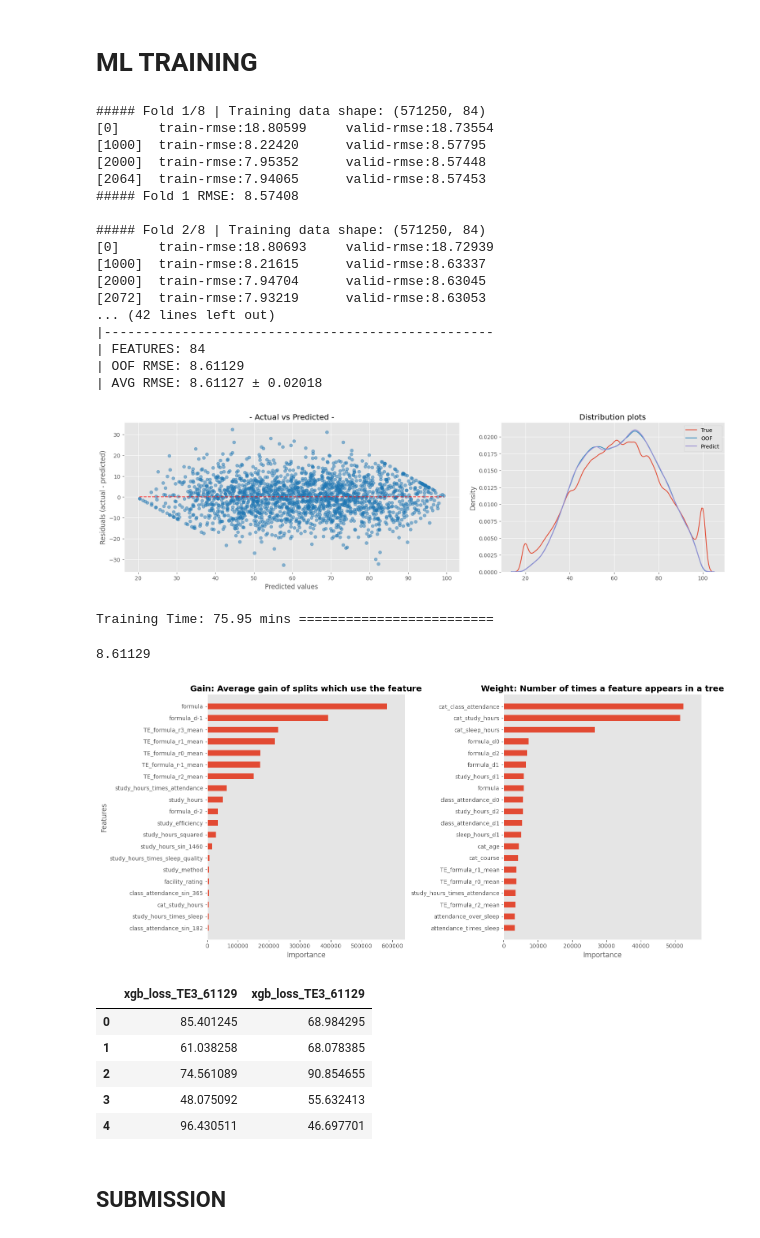
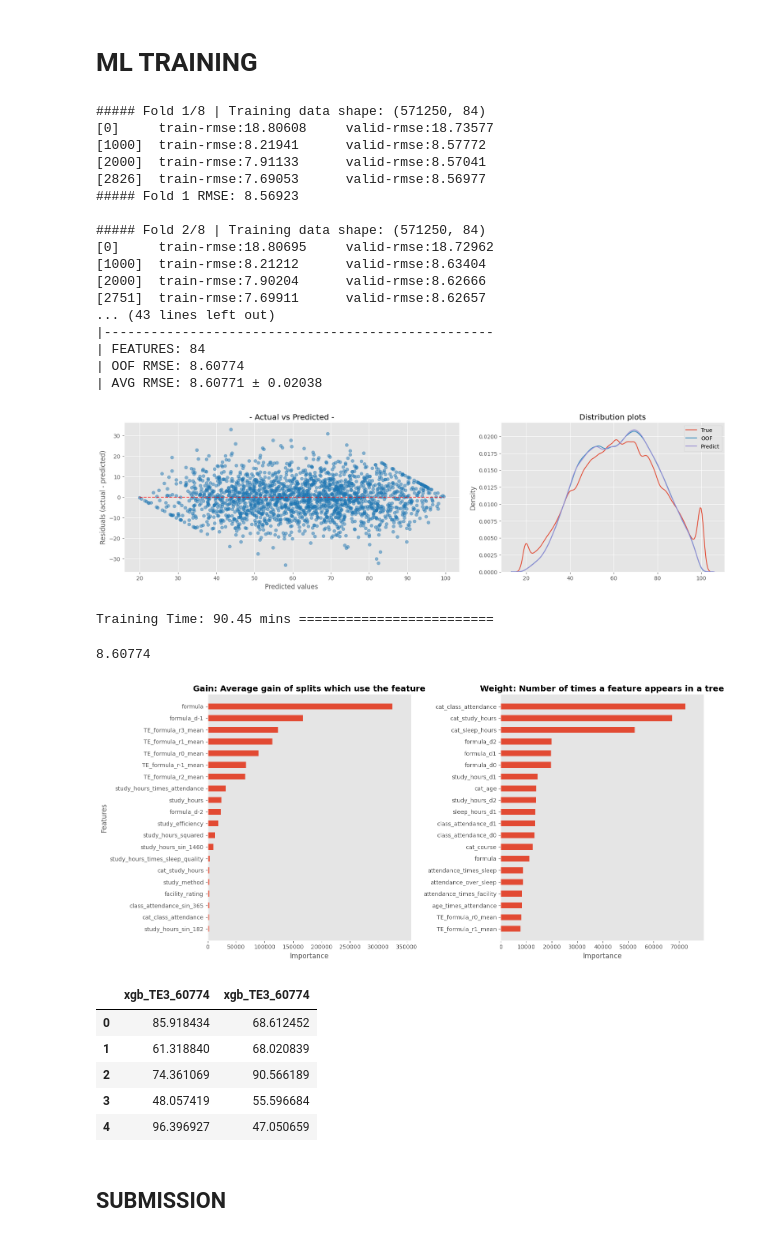
Before and after one commit to coded-sly/ps6e1-Student-Test-Score, a Jupyter notebook: ps6e1-xgb-orig-basescore.ipynb, the cells around one changed output. Saved outputs shown, nothing was run; the diff lists cells and outputs as text; code cells hidden in the pictures.

Commit message:
Kaggle Notebook | ps6e1 | XGB | Orig+BaseScore | ⬆️ v1_TE3

```diff
--- a/ps6e1-xgb-orig-basescore.ipynb
+++ b/ps6e1-xgb-orig-basescore.ipynb
@@ -824,17 +824,17 @@ for i, (train_idx, val_idx) in enumerate(kf.split(X)):
     params = {
         # 'sampling_method': 'gradient_based',
         # # ---------------------------------------
-        'grow_policy': 'lossguide',
-        'max_leaves': 128,
-        'max_depth': 0,  # 0 if lossguide
+        # 'grow_policy': 'lossguide',
+        # 'max_leaves': 128,
+        'max_depth': 8,  # 0 if lossguide
         # ---------------------------------------
         'objective': 'reg:squarederror',
         'eval_metric': "rmse",
         'learning_rate': 0.008,
-        'subsample': 0.8,
+        'subsample': 0.85,
         'colsample_bytree': 0.35,
         'reg_lambda': 3.0,
-        # 'reg_alpha': 1.5, # disable for lossguide
+        'reg_alpha': 1.5, # disable for lossguide
         'min_child_weight': 5,
         # 'max_cat_to_onehot': 9,
         'random_state': SEED,
@@ -885,53 +885,53 @@ display = PredictionErrorDisplay.from_predictions(
     pd.Series(y), oof_preds, ax=axs[0], subsample=2000,
     # kind = "actual_vs_predicted",
     scatter_kwargs={"alpha": 0.5}, line_kwargs={'color': 'r'},
         )
 axs[0].set_title(f"- Actual vs Predicted -")
 
 LABELS = ['True', 'OOF', 'Predict']
 sns.kdeplot(y, ax=axs[1], label=LABELS[0])
 sns.kdeplot(oof_preds, ax=axs[1], label=LABELS[1])
 sns.kdeplot(test_preds, ax=axs[1], label=LABELS[2])
 axs[1].set_title(f"Distribution plots")
 
 for ax in axs:
     # ax.grid(False)
     ax.spines['top'].set_visible(False)
     ax.spines['right'].set_visible(False)
 
 plt.legend()
 plt.tight_layout()
 plt.show()
 
 tok = time()
 tiktok = (tok-tik) / 60
 print(f"Training Time: {tiktok:.2f} mins {'='*25}")
 # %% [output]
 ##### Fold 1/8 | Training data shape: (571250, 84)
-[0]     train-rmse:18.80599     valid-rmse:18.73554
-[1000]  train-rmse:8.22420      valid-rmse:8.57795
-[2000]  train-rmse:7.95352      valid-rmse:8.57448
-[2064]  train-rmse:7.94065      valid-rmse:8.57453
-##### Fold 1 RMSE: 8.57408
+[0]     train-rmse:18.80608     valid-rmse:18.73577
+[1000]  train-rmse:8.21941      valid-rmse:8.57772
+[2000]  train-rmse:7.91133      valid-rmse:8.57041
+[2826]  train-rmse:7.69053      valid-rmse:8.56977
+##### Fold 1 RMSE: 8.56923
 
 ##### Fold 2/8 | Training data shape: (571250, 84)
-[0]     train-rmse:18.80693     valid-rmse:18.72939
-[1000]  train-rmse:8.21615      valid-rmse:8.63337
-[2000]  train-rmse:7.94704      valid-rmse:8.63045
-[2072]  train-rmse:7.93219      valid-rmse:8.63053
-... (42 lines left out)
+[0]     train-rmse:18.80695     valid-rmse:18.72962
+[1000]  train-rmse:8.21212      valid-rmse:8.63404
+[2000]  train-rmse:7.90204      valid-rmse:8.62666
+[2751]  train-rmse:7.69911      valid-rmse:8.62657
+... (43 lines left out)
 |--------------------------------------------------
 | FEATURES: 84
-| OOF RMSE: 8.61129
-| AVG RMSE: 8.61127 ± 0.02018
+| OOF RMSE: 8.60774
+| AVG RMSE: 8.60771 ± 0.02038
-[figure, old version]
+[figure, new version]
-Training Time: 75.95 mins =========================
+Training Time: 90.45 mins =========================
 # %%
 float(overall_score)
 # ORIG + base_score + 5folds + 0.1 + depth 8
 # lg=8.63745 || dw=8.63617
 # %% [output]
-8.61129
+8.60774
 # %%
 ## -- plot_shap --
 MAX = 20
@@ -957,20 +957,20 @@ for ax in axs:
 plt.tight_layout()
 plt.show()
 # %% [output]
-[figure, old version]
+[figure, new version]
 # %%
-n = f"xgb_loss_TE3_" + f"{overall_score}".split('.')[1]
+n = f"xgb_TE3_" + f"{overall_score}".split('.')[1]
 oof_final  = pd.DataFrame(oof_preds, columns=[n])
 test_final = pd.DataFrame(test_preds, columns=[n])
 
 pd.concat([oof_final, test_final], axis=1).head()
 # %% [output]
-|  | xgb_loss_TE3_61129 | xgb_loss_TE3_61129 |
-| 0 | 85.401245 | 68.984295 |
-| 1 | 61.038258 | 68.078385 |
-| 2 | 74.561089 | 90.854655 |
-| 3 | 48.075092 | 55.632413 |
-| 4 | 96.430511 | 46.697701 |
+|  | xgb_TE3_60774 | xgb_TE3_60774 |
+| 0 | 85.918434 | 68.612452 |
+| 1 | 61.318840 | 68.020839 |
+| 2 | 74.361069 | 90.566189 |
+| 3 | 48.057419 | 55.596684 |
+| 4 | 96.396927 | 47.050659 |
 # %% [markdown]
 ## SUBMISSION
 # %%
```
Also changed, not shown: parts of 1 cell of this notebook.
